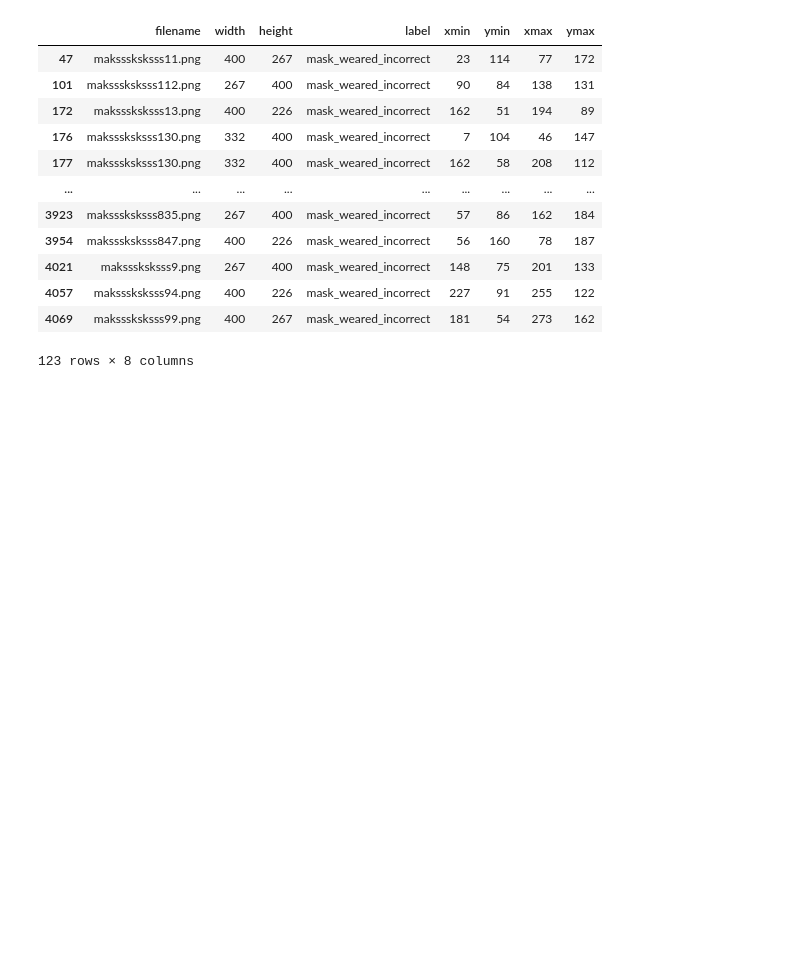
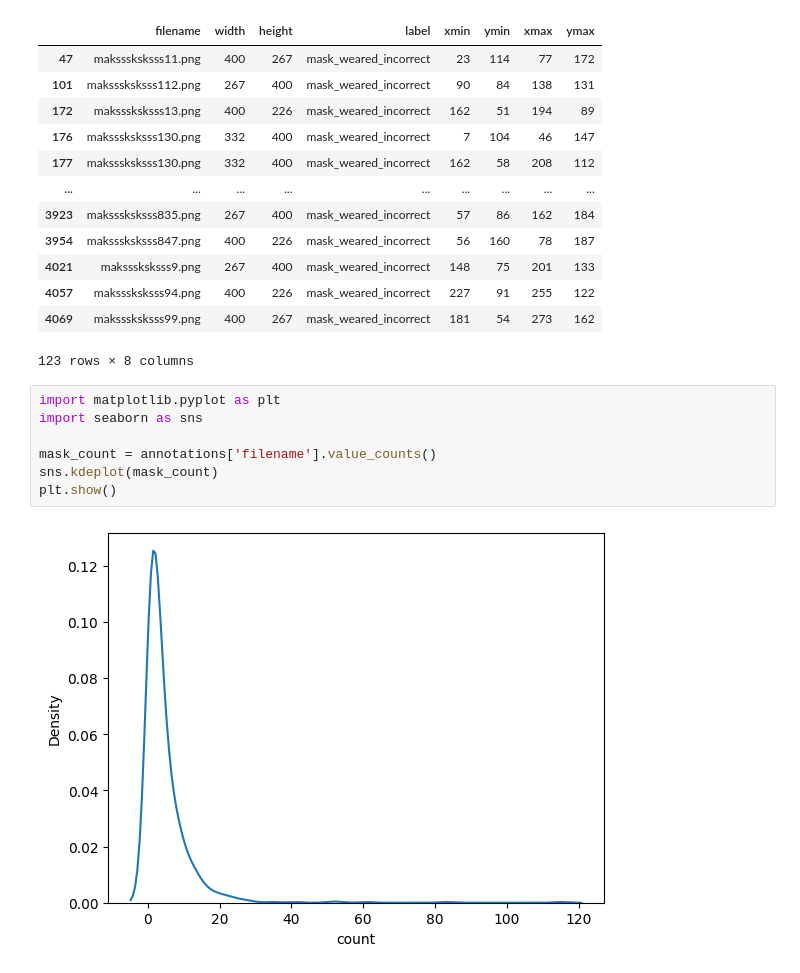
Before and after one commit to AnoopCA/Face-Mask-Detection-System, a Jupyter notebook: Notebooks/Data_Preprocessing.ipynb, the cells around one changed output. Cells and saved outputs as stored; diff of their text form; blank space fills up the shorter version.

Commit message:
Image and label Data Analysis

```diff
--- a/Notebooks/Data_Preprocessing.ipynb
+++ b/Notebooks/Data_Preprocessing.ipynb
@@ -182,3 +182,12 @@ annotations[(annotations['label']!='without_mask') & (annotations['label']!='wit
 | 4057 | maksssksksss94.png | 400 | 226 | mask_weared_incorrect | 227 | 91 | 255 | 122 |
 | 4069 | maksssksksss99.png | 400 | 267 | mask_weared_incorrect | 181 | 54 | 273 | 162 |
 123 rows × 8 columns
+# %%
+import matplotlib.pyplot as plt
+import seaborn as sns
+
+mask_count = annotations['filename'].value_counts()
+sns.kdeplot(mask_count)
+plt.show()
+# %% [output]
+[figure, added]
```
Also changed, not shown: 1 other file.
